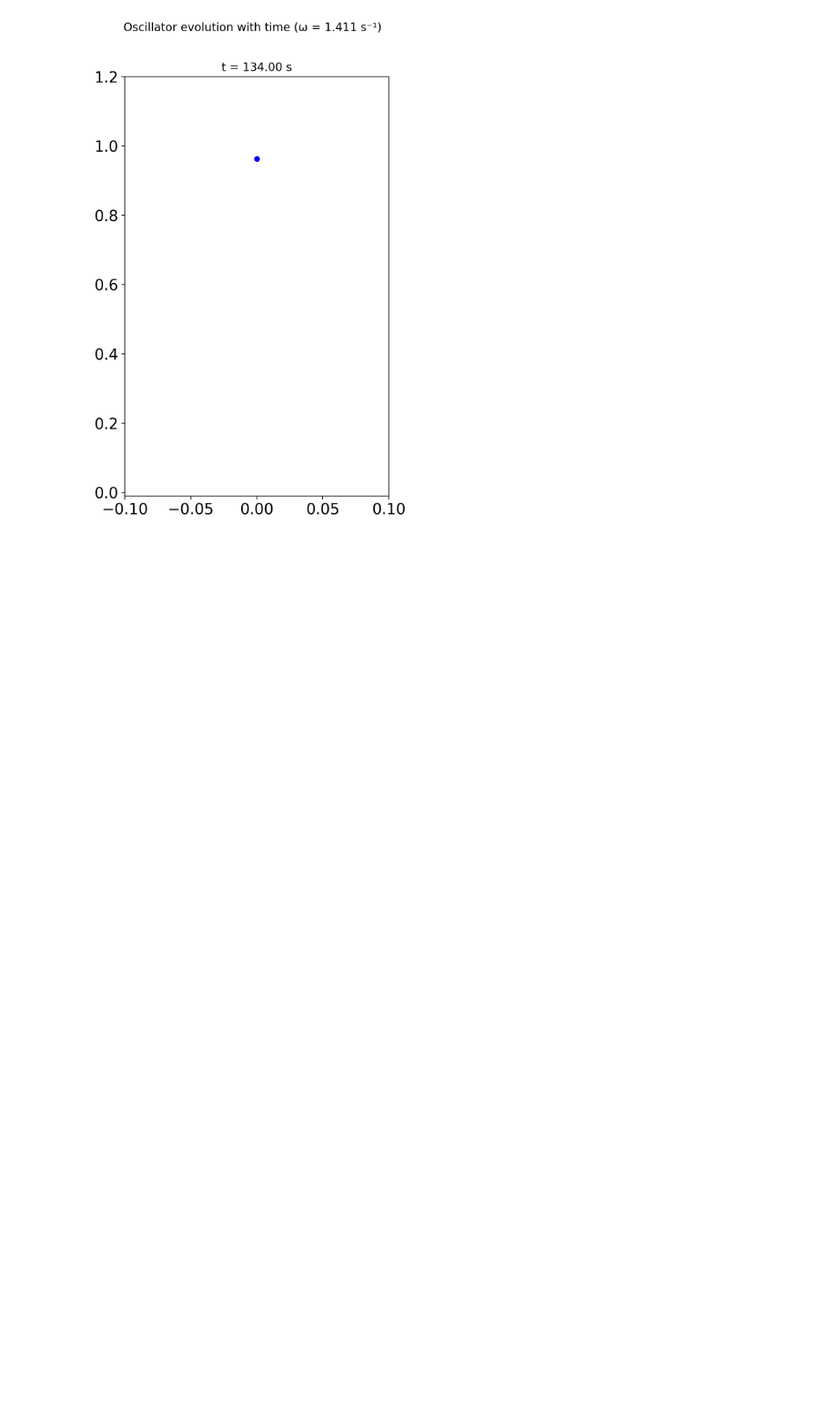
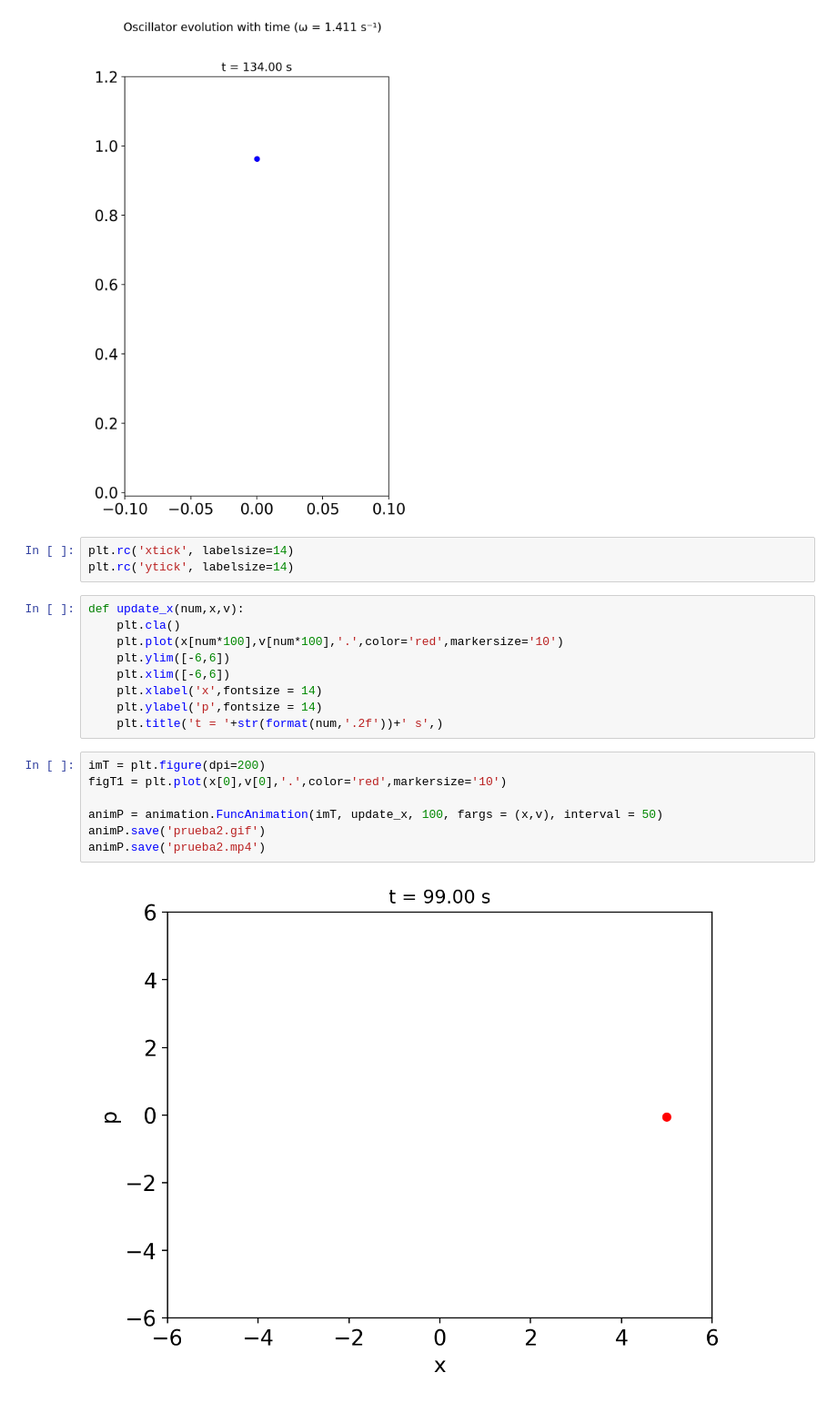
Before and after one commit to rodriGDD/Quantum-chaos, a Jupyter notebook: SISTEMA CLÁSICO/SIMULACION DE DINAMICAS/Codes/Oscilador amortiguado forzado rk4.ipynb, the cells around one changed output. Shown at 91% size. Drawn from its saved outputs; the diff is of its cells as text; blank space fills up the shorter version.

```diff
--- a/SISTEMA CLÁSICO/SIMULACION DE DINAMICAS/Codes/Oscilador amortiguado forzado rk4.ipynb
+++ b/SISTEMA CLÁSICO/SIMULACION DE DINAMICAS/Codes/Oscilador amortiguado forzado rk4.ipynb
@@ -140,3 +143,24 @@ animP.save('prueba.mp4')
 # %% [output]
 KeyboardInterrupt:
 [figure]
+# %%
+plt.rc('xtick', labelsize=14)
+plt.rc('ytick', labelsize=14)
+# %%
+def update_x(num,x,v):
+    plt.cla()
+    plt.plot(x[num*100],v[num*100],'.',color='red',markersize='10')
+    plt.ylim([-6,6])
+    plt.xlim([-6,6])
+    plt.xlabel('x',fontsize = 14)
+    plt.ylabel('p',fontsize = 14)
+    plt.title('t = '+str(format(num,'.2f'))+' s',)
+# %%
+imT = plt.figure(dpi=200)
+figT1 = plt.plot(x[0],v[0],'.',color='red',markersize='10')
+
+animP = animation.FuncAnimation(imT, update_x, 100, fargs = (x,v), interval = 50)
+animP.save('prueba2.gif')
+animP.save('prueba2.mp4')
+# %% [output]
+[figure, added]
```
Also changed, not shown: parts of 5 cells of this notebook, 3 other files.
